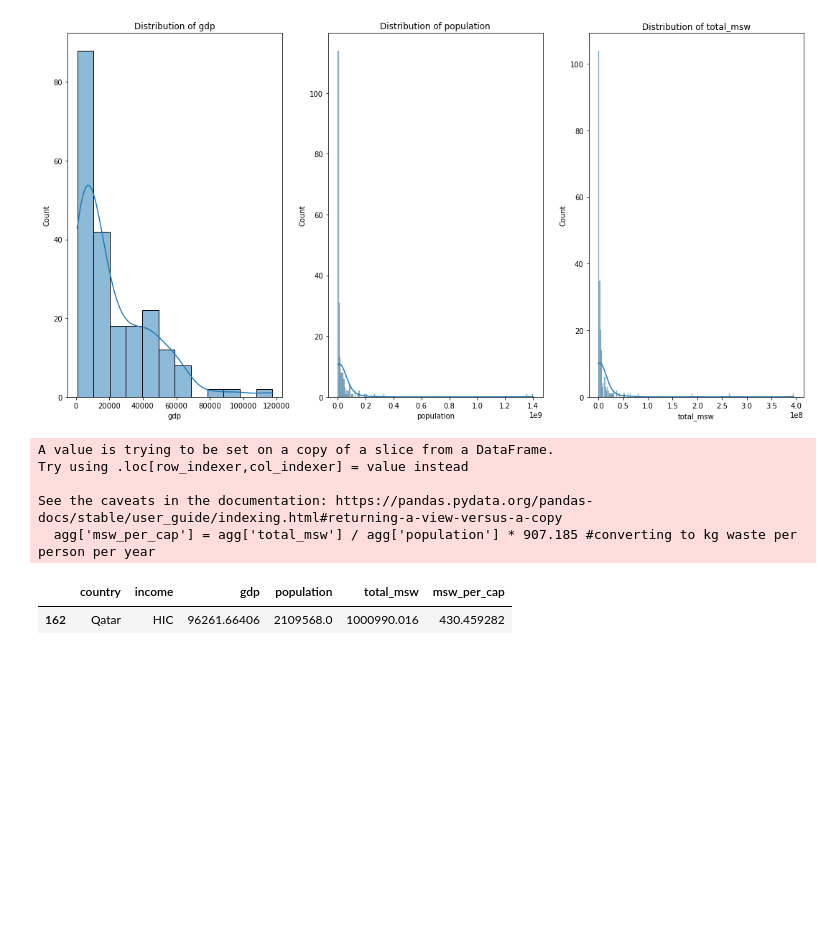
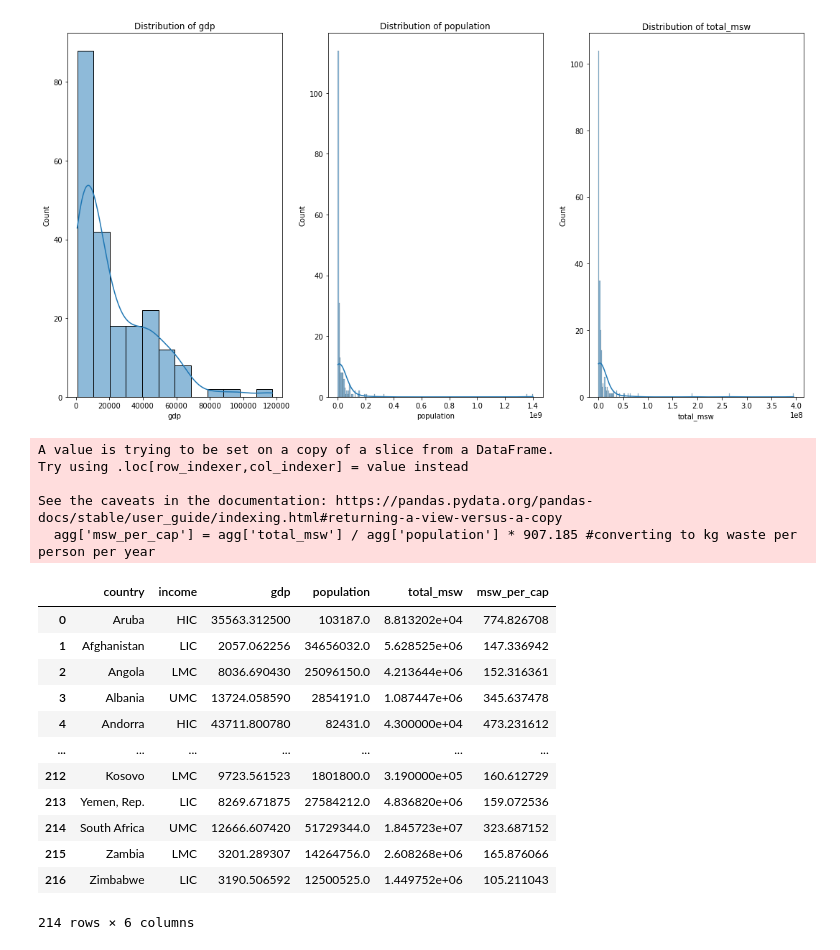
Before and after one commit to Nupur-Patil/trashmap, a Jupyter notebook: notebooks/01a_EDA.ipynb, the cells around one changed output. Drawn from its saved outputs; the diff is of its cells as text; code cells hidden in the pictures; blank space fills up the shorter version.

```diff
--- a/notebooks/01a_EDA.ipynb
+++ b/notebooks/01a_EDA.ipynb
@@ -230,12 +230,23 @@ plot_features(num_col, full_file_path)
 [figure]
 # %%
 agg['msw_per_cap'] = agg['total_msw'] / agg['population'] * 907.185 #converting to kg waste per person per year
-agg[agg['country'] == 'Qatar']
+agg
 # %% [output]
 A value is trying to be set on a copy of a slice from a DataFrame.
 Try using .loc[row_indexer,col_indexer] = value instead
 
 See the caveats in the documentation: https://pandas.pydata.org/pandas-docs/stable/user_guide/indexing.html#returning-a-view-versus-a-copy
   agg['msw_per_cap'] = agg['total_msw'] / agg['population'] * 907.185 #converting to kg waste per person per year
 |  | country | income | gdp | population | total_msw | msw_per_cap |
-| 162 | Qatar | HIC | 96261.66406 | 2109568.0 | 1000990.016 | 430.459282 |
+| 0 | Aruba | HIC | 35563.312500 | 103187.0 | 8.813202e+04 | 774.826708 |
+| 1 | Afghanistan | LIC | 2057.062256 | 34656032.0 | 5.628525e+06 | 147.336942 |
+| 2 | Angola | LMC | 8036.690430 | 25096150.0 | 4.213644e+06 | 152.316361 |
+| 3 | Albania | UMC | 13724.058590 | 2854191.0 | 1.087447e+06 | 345.637478 |
+| 4 | Andorra | HIC | 43711.800780 | 82431.0 | 4.300000e+04 | 473.231612 |
+| ... | ... | ... | ... | ... | ... | ... |
+| 212 | Kosovo | LMC | 9723.561523 | 1801800.0 | 3.190000e+05 | 160.612729 |
+| 213 | Yemen, Rep. | LIC | 8269.671875 | 27584212.0 | 4.836820e+06 | 159.072536 |
+| 214 | South Africa | UMC | 12666.607420 | 51729344.0 | 1.845723e+07 | 323.687152 |
+| 215 | Zambia | LMC | 3201.289307 | 14264756.0 | 2.608268e+06 | 165.876066 |
+| 216 | Zimbabwe | LIC | 3190.506592 | 12500525.0 | 1.449752e+06 | 105.211043 |
+214 rows × 6 columns
```
Also changed, not shown: parts of 3 cells of this notebook, 1 other file.
